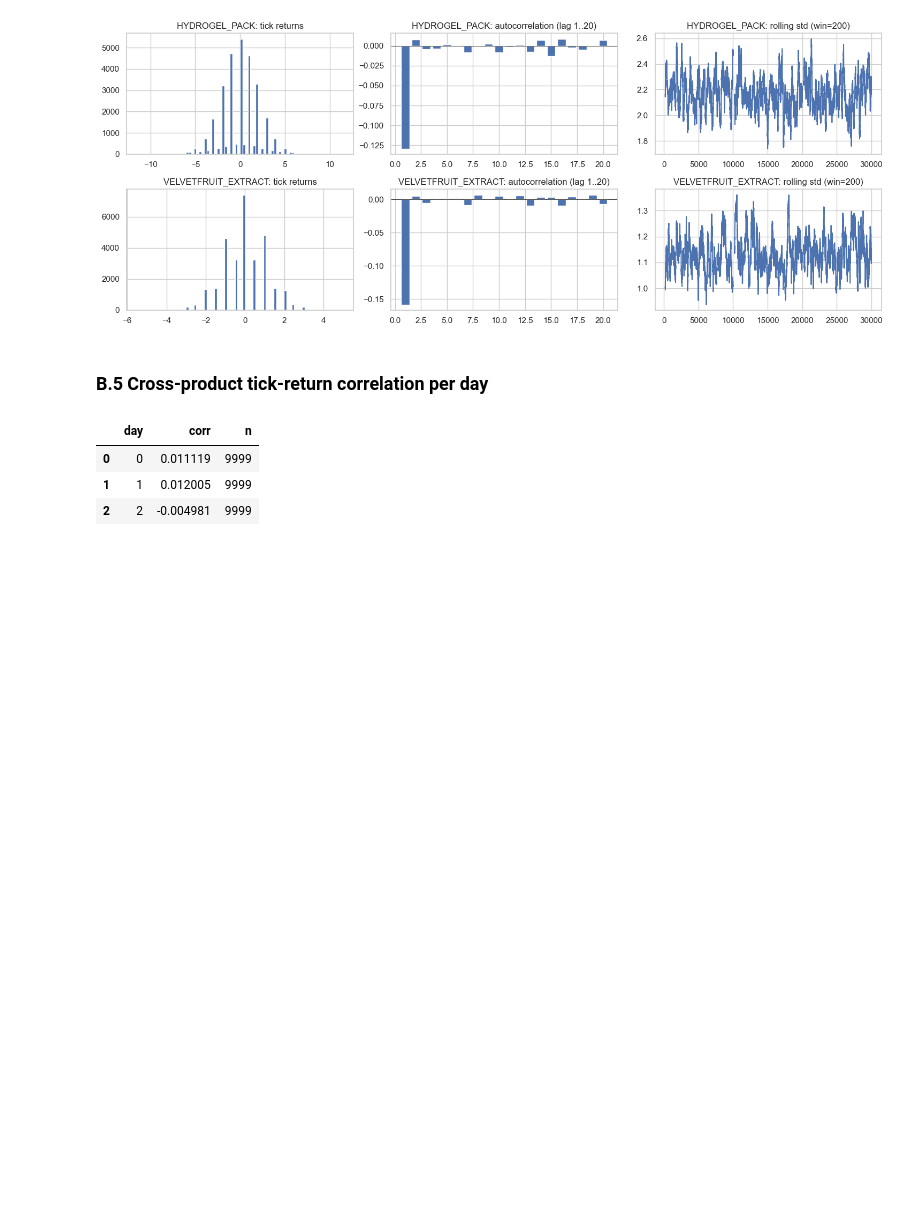
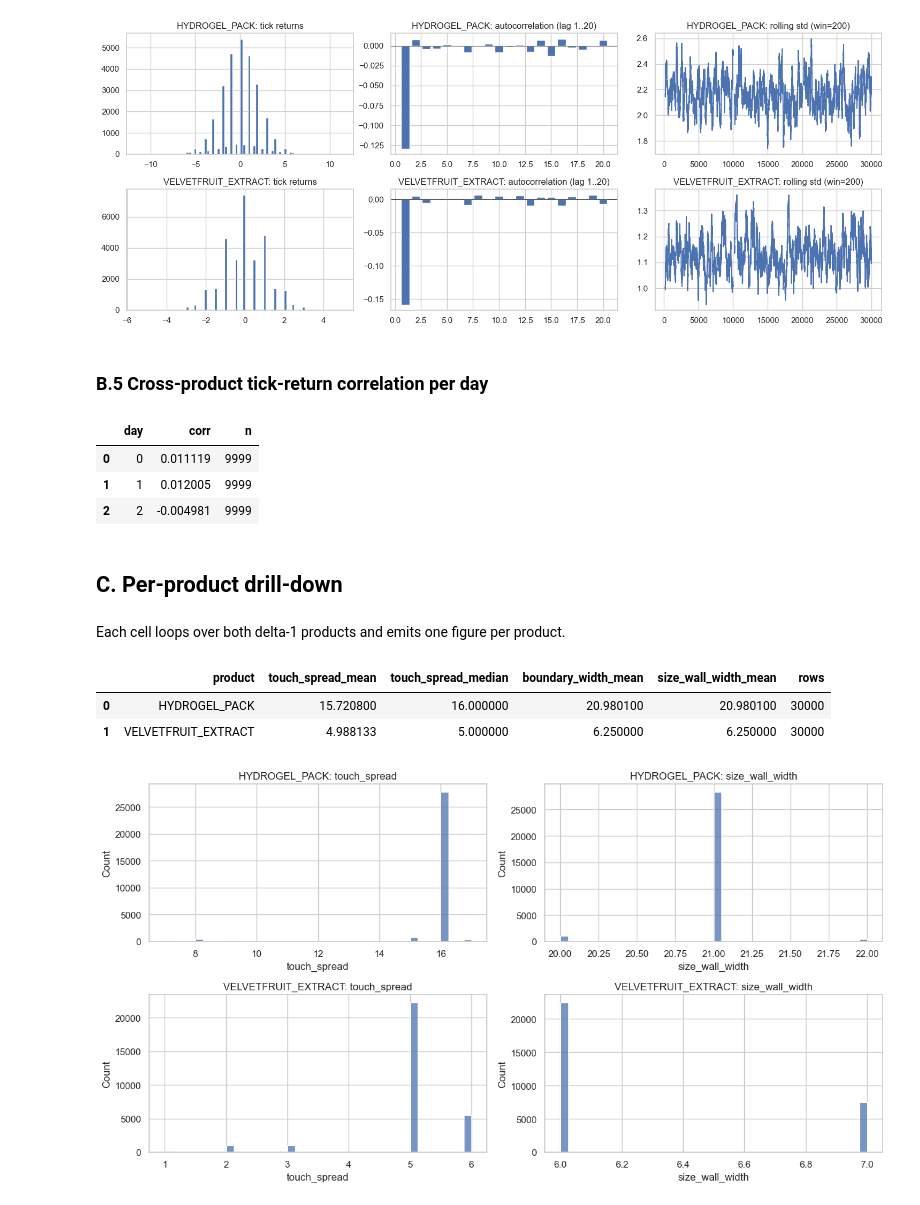
Before and after one commit to Sophbx/imc_prosperity4, a Jupyter notebook: Round3/Analysis/analysis_delta1.ipynb, the cells around one changed output. Cells and saved outputs as stored; diff of their text form; code cells hidden in the pictures; blank space fills up the shorter version.

```diff
--- a/Round3/Analysis/analysis_delta1.ipynb
+++ b/Round3/Analysis/analysis_delta1.ipynb
@@ -180,3 +180,42 @@ display(pd.DataFrame(rows))
 | 0 | 0 | 0.011119 | 9999 |
 | 1 | 1 | 0.012005 | 9999 |
 | 2 | 2 | -0.004981 | 9999 |
+# %% [markdown]
+## C. Per-product drill-down
+# %% [markdown]
+Each cell loops over both delta-1 products and emits one figure per product.
+# %%
+def describe_static_geometry(x, prod):
+    summary = {
+        "touch_spread_mean":    x["touch_spread"].mean(),
+        "touch_spread_median":  x["touch_spread"].median(),
+        "boundary_width_mean":  x["boundary_width"].mean(),
+        "size_wall_width_mean": x["size_wall_width"].mean(),
+        "rows":                 len(x),
+    }
+    return summary
+
+geom_rows = []
+for prod in DELTA1_PRODUCTS:
+    x = df_clean[df_clean["product"] == prod]
+    geom_rows.append({"product": prod, **describe_static_geometry(x, prod)})
+display(pd.DataFrame(geom_rows))
+# %% [output]
+|  | product | touch_spread_mean | touch_spread_median | boundary_width_mean | size_wall_width_mean | rows |
+| 0 | HYDROGEL_PACK | 15.720800 | 16.000000 | 20.980100 | 20.980100 | 30000 |
+| 1 | VELVETFRUIT_EXTRACT | 4.988133 | 5.000000 | 6.250000 | 6.250000 | 30000 |
+# %%
+fig, axes = plt.subplots(len(DELTA1_PRODUCTS), 2,
+                         figsize=(13, 3.5 * len(DELTA1_PRODUCTS)))
+if len(DELTA1_PRODUCTS) == 1:
+    axes = axes.reshape(1, -1)
+for row, prod in enumerate(DELTA1_PRODUCTS):
+    x = df_clean[df_clean["product"] == prod]
+    sns.histplot(x["touch_spread"], bins=40, ax=axes[row, 0])
+    axes[row, 0].set_title(f"{prod}: touch_spread")
+    sns.histplot(x["size_wall_width"], bins=40, ax=axes[row, 1])
+    axes[row, 1].set_title(f"{prod}: size_wall_width")
+plt.tight_layout()
+plt.show()
+# %% [output]
+[figure, added]
```
Also changed, not shown: parts of 10 cells of this notebook, 4 other files.
